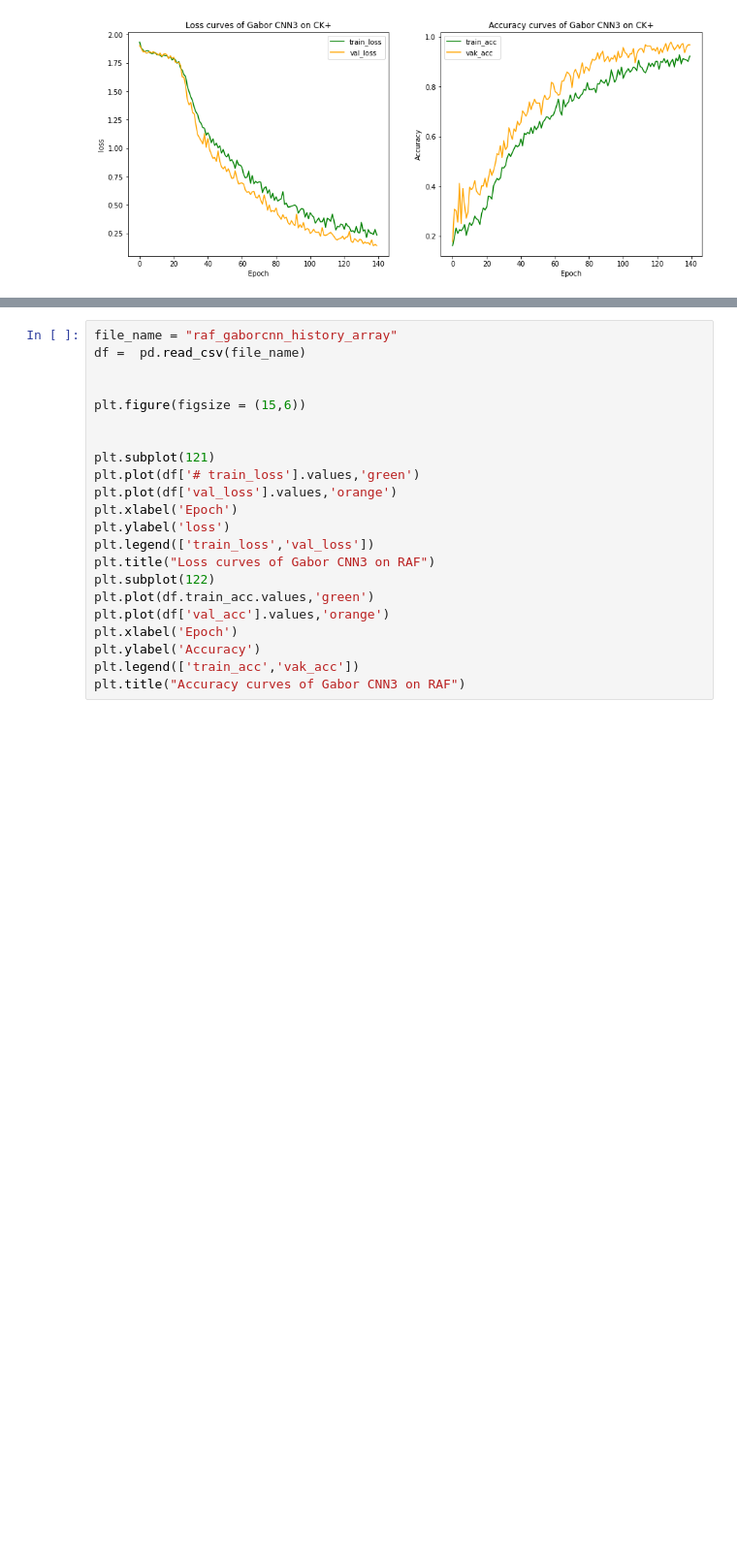
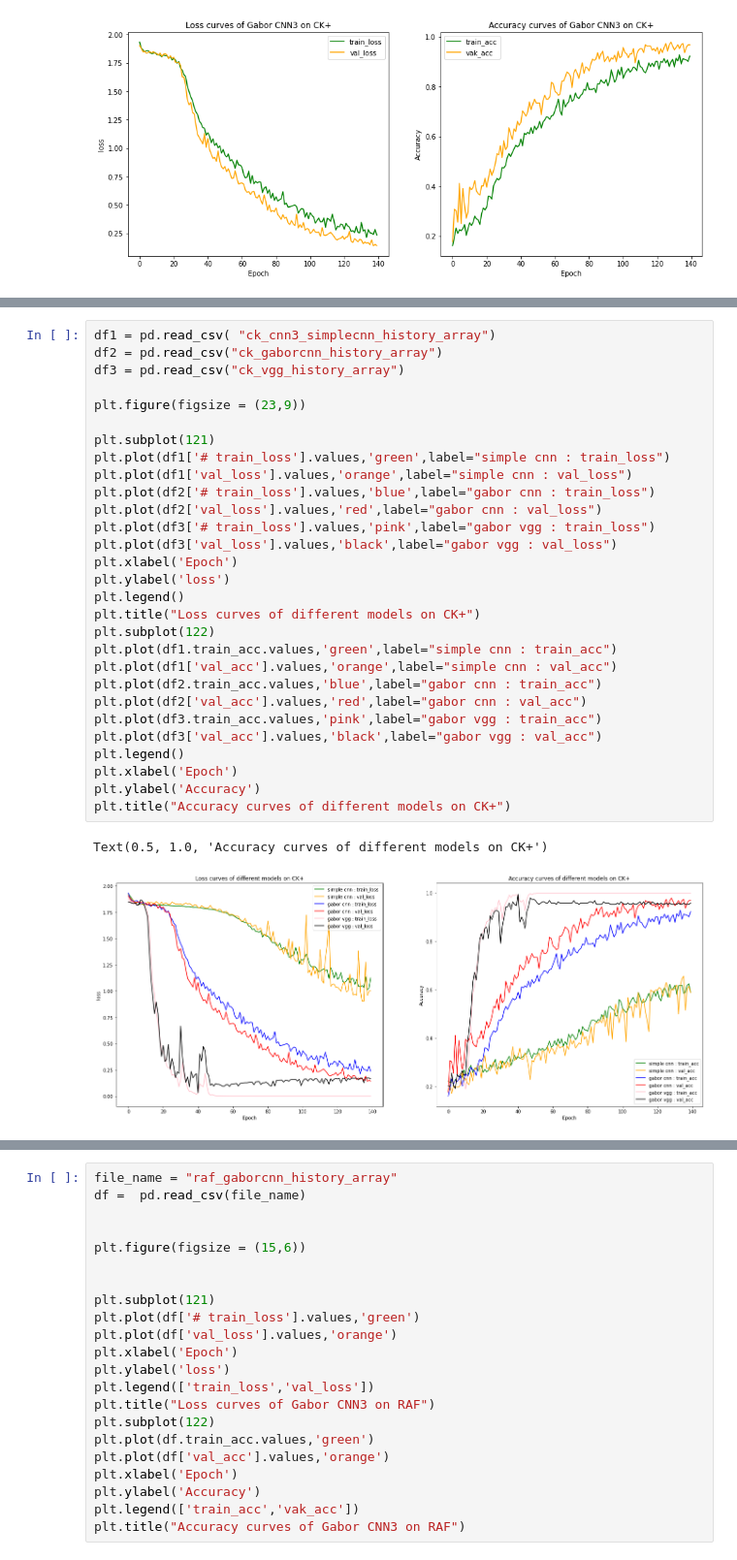
Before and after one commit to XavierZhao7/CS475_FacialExpressionRecognition, a Jupyter notebook: output/curves.ipynb, the cells around one changed output, grey strips where cells are left out. Shown at 97% size. Drawn from its saved outputs; the diff is of its cells as text; blank space fills up the shorter version.

```diff
--- a/output/curves.ipynb
+++ b/output/curves.ipynb
@@ -80,0 +81,32 @@ Text(0.5, 1.0, 'Accuracy curves of Simple CNN3 on RAF')
+# %%
+df1 = pd.read_csv( "ck_cnn3_simplecnn_history_array")
+df2 = pd.read_csv("ck_gaborcnn_history_array")
+df3 = pd.read_csv("ck_vgg_history_array")
+
+plt.figure(figsize = (23,9))
+
+plt.subplot(121)
+plt.plot(df1['# train_loss'].values,'green',label="simple cnn : train_loss")
+plt.plot(df1['val_loss'].values,'orange',label="simple cnn : val_loss")
+plt.plot(df2['# train_loss'].values,'blue',label="gabor cnn : train_loss")
+plt.plot(df2['val_loss'].values,'red',label="gabor cnn : val_loss")
+plt.plot(df3['# train_loss'].values,'pink',label="gabor vgg : train_loss")
+plt.plot(df3['val_loss'].values,'black',label="gabor vgg : val_loss")
+plt.xlabel('Epoch')
+plt.ylabel('loss')
+plt.legend()
+plt.title("Loss curves of different models on CK+")
+plt.subplot(122)
+plt.plot(df1.train_acc.values,'green',label="simple cnn : train_acc")
+plt.plot(df1['val_acc'].values,'orange',label="simple cnn : val_acc")
+plt.plot(df2.train_acc.values,'blue',label="gabor cnn : train_acc")
+plt.plot(df2['val_acc'].values,'red',label="gabor cnn : val_acc")
+plt.plot(df3.train_acc.values,'pink',label="gabor vgg : train_acc")
+plt.plot(df3['val_acc'].values,'black',label="gabor vgg : val_acc")
+plt.legend()
+plt.xlabel('Epoch')
+plt.ylabel('Accuracy')
+plt.title("Accuracy curves of different models on CK+")
+# %% [output]
+Text(0.5, 1.0, 'Accuracy curves of different models on CK+')
+[figure, added]
```
Also changed, not shown: parts of 3 cells of this notebook, 18 other files.
